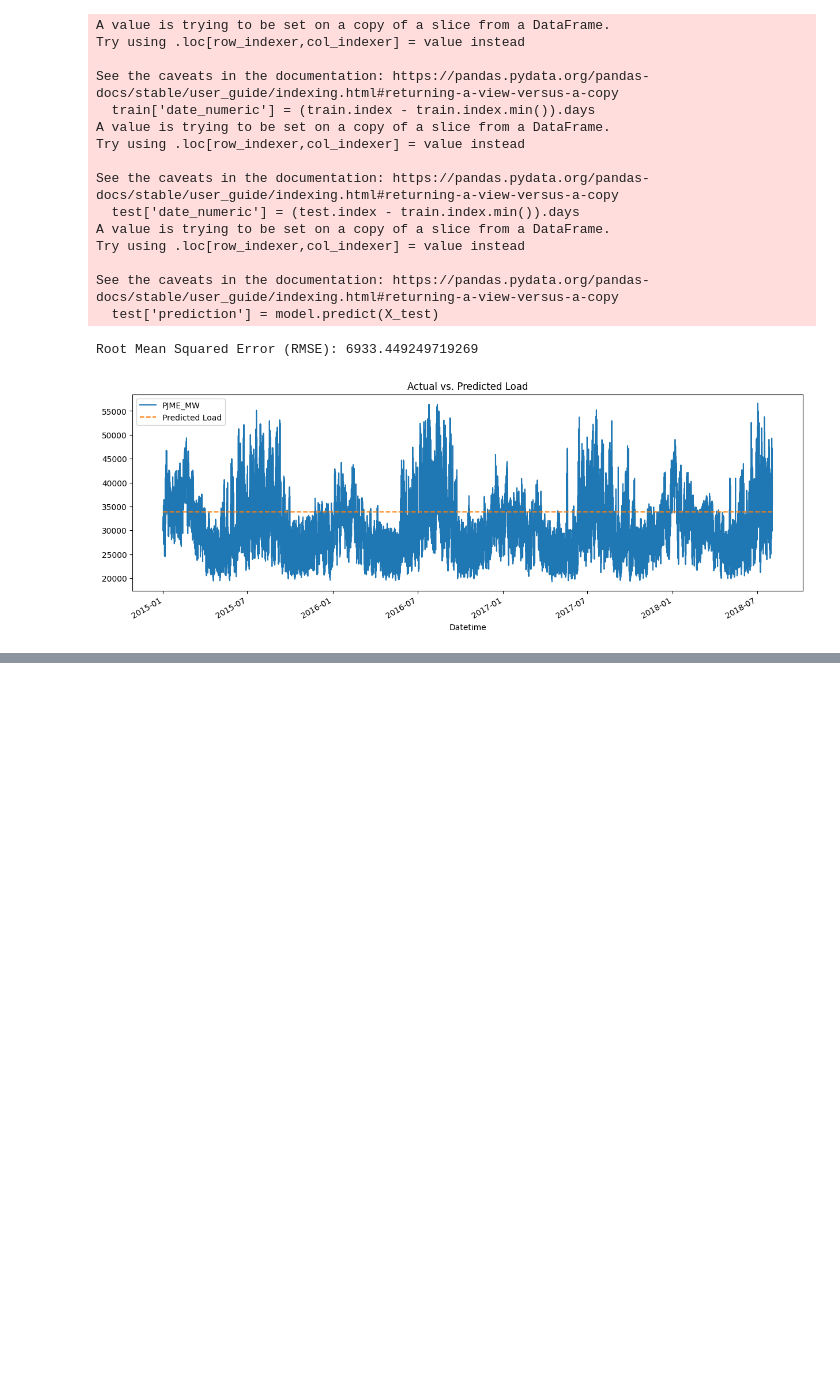
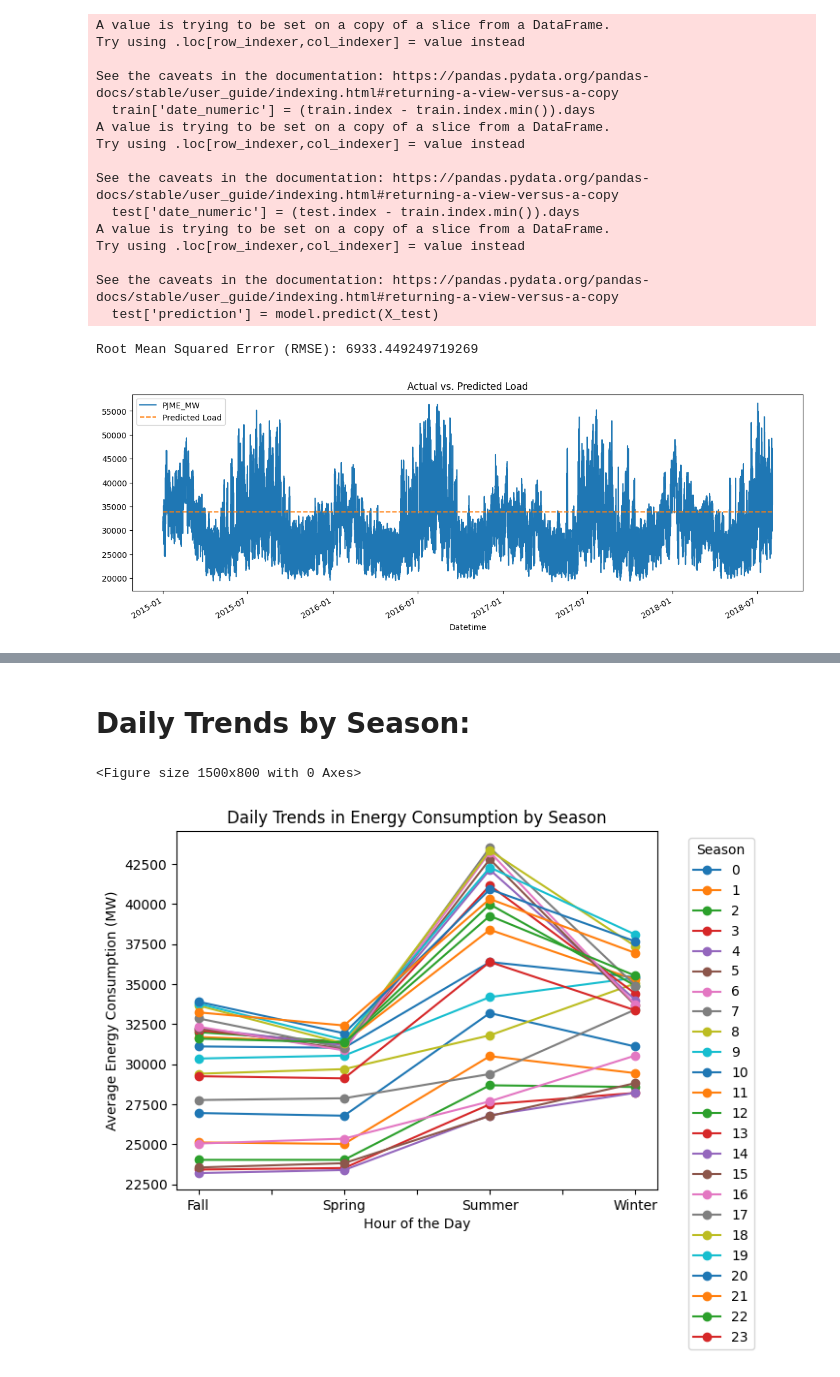
Before and after one commit to Apurva1205/Time-Series-Forecasting-For-Energy-Consumption, a Jupyter notebook: time-series-forecasting-for-energy-consumption.ipynb, the cells around one changed output, grey strips where cells are left out. Drawn from its saved outputs; the diff is of its cells as text; code cells hidden in the pictures; blank space fills up the shorter version.

```diff
--- a/time-series-forecasting-for-energy-consumption.ipynb
+++ b/time-series-forecasting-for-energy-consumption.ipynb
@@ -251,0 +315,36 @@ Root Mean Squared Error (RMSE): 6933.449249719269
+# %% [markdown]
+# **Daily Trends by Season:**
+# %%
+import pandas as pd
+import matplotlib.pyplot as plt
+
+# Assuming 'data' is your DataFrame with a datetime index and 'PJME_MW' column
+data['hour'] = data.index.hour
+data['month'] = data.index.month
+
+# Define seasons based on months
+seasons = {
+    1: 'Winter', 2: 'Winter', 3: 'Spring',
+    4: 'Spring', 5: 'Spring', 6: 'Summer',
+    7: 'Summer', 8: 'Summer', 9: 'Fall',
+    10: 'Fall', 11: 'Fall', 12: 'Winter'
+}
+
+# Map months to seasons
+data['season'] = data['month'].map(seasons)
+
+# Calculate average energy consumption for each hour and season
+hourly_avg_season = data.groupby(['season', 'hour'])['PJME_MW'].mean().unstack()
+
+# Visualization (plot daily trends by season)
+plt.figure(figsize=(15, 8))
+hourly_avg_season.plot(kind='line', marker='o')
+plt.title('Daily Trends in Energy Consumption by Season')
+plt.xlabel('Hour of the Day')
+plt.ylabel('Average Energy Consumption (MW)')
+plt.legend(title='Season', bbox_to_anchor=(1.05, 1), loc='upper left')
+plt.xticks(rotation=0)
+plt.show()
+# %% [output]
+<Figure size 1500x800 with 0 Axes>
+[figure, added]
```
Also changed, not shown: parts of 15 cells of this notebook.
